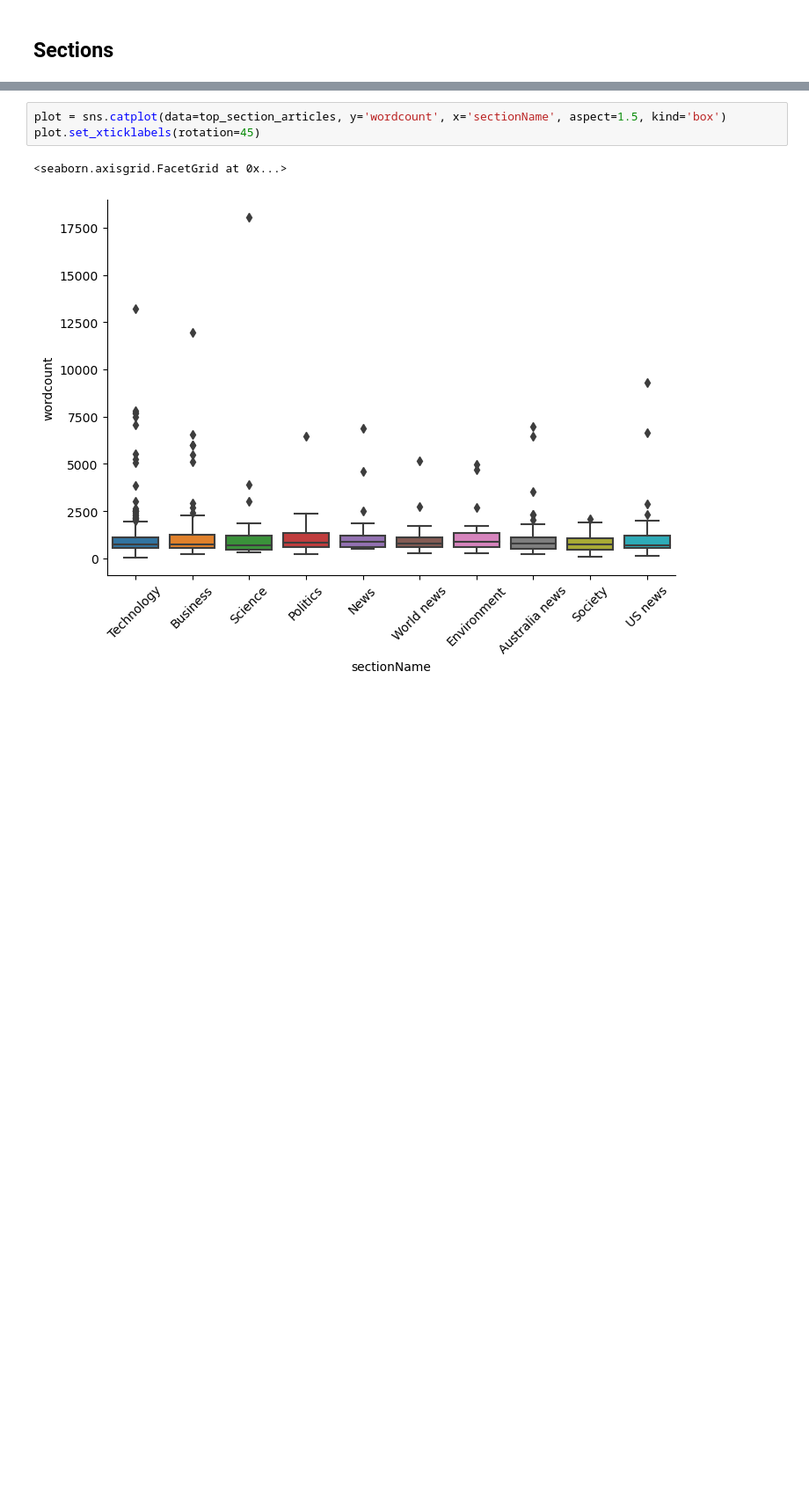
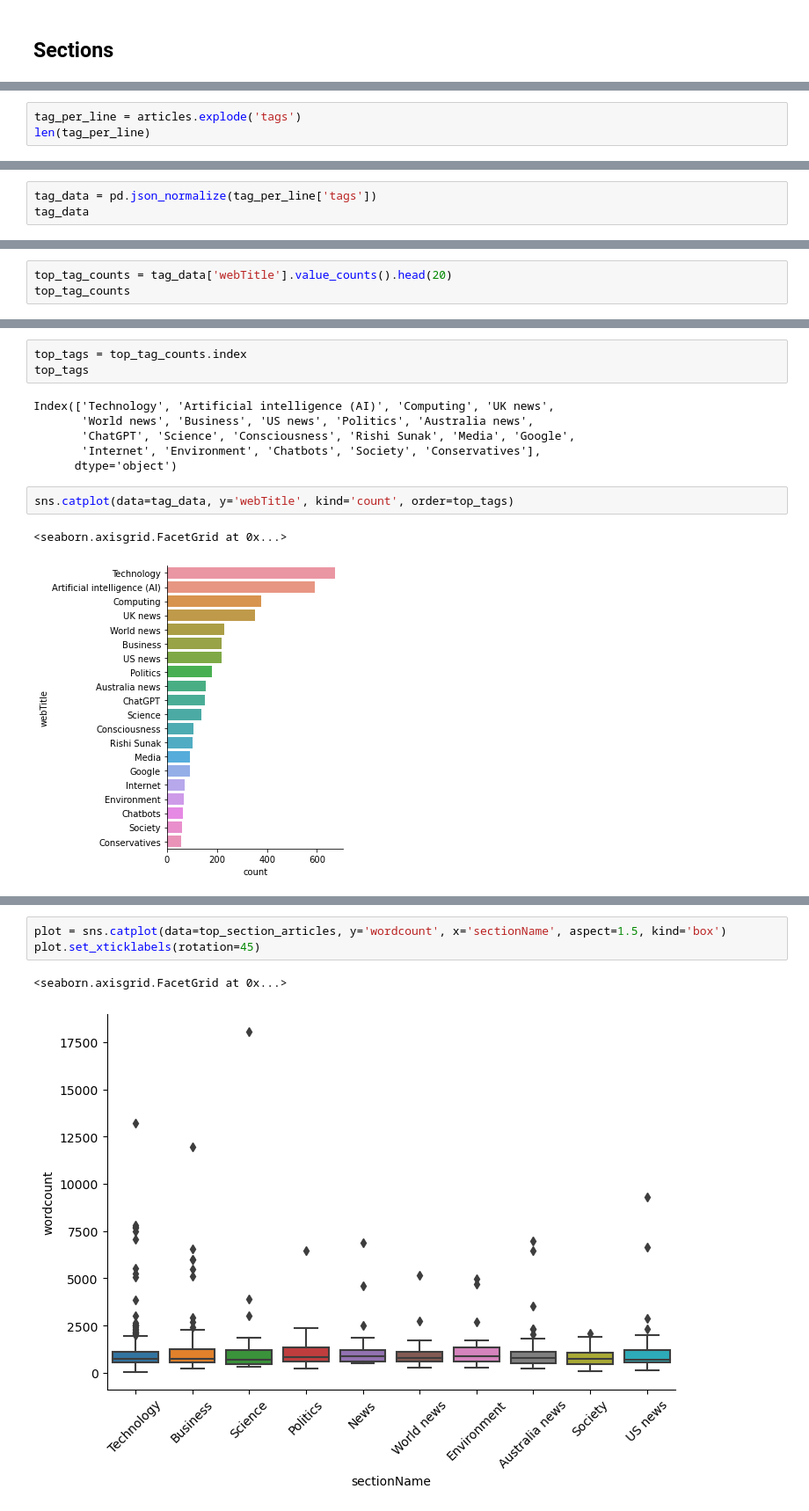
Before and after one commit to Minyall/sc207_2023-24, a Jupyter notebook: 8_9_APIs/9_api_data.ipynb, the cells around one changed output, grey strips where cells are left out. Shown at 88% size. Drawn from its saved outputs; the diff is of its cells as text; blank space fills up the shorter version.

```diff
--- a/8_9_APIs/9_api_data.ipynb
+++ b/8_9_APIs/9_api_data.ipynb
@@ -198,0 +202,3 @@ Name: sectionName, dtype: object
+# %%
+tag_per_line = articles.explode('tags')
+len(tag_per_line)
@@ -198,0 +207,3 @@ Name: sectionName, dtype: object
+# %%
+tag_data = pd.json_normalize(tag_per_line['tags'])
+tag_data
@@ -198,0 +464,3 @@ Name: sectionName, dtype: object
+# %%
+top_tag_counts = tag_data['webTitle'].value_counts().head(20)
+top_tag_counts
@@ -198,0 +485,14 @@ Name: sectionName, dtype: object
+# %%
+top_tags = top_tag_counts.index
+top_tags
+# %% [output]
+Index(['Technology', 'Artificial intelligence (AI)', 'Computing', 'UK news',
+       'World news', 'Business', 'US news', 'Politics', 'Australia news',
+       'ChatGPT', 'Science', 'Consciousness', 'Rishi Sunak', 'Media', 'Google',
+       'Internet', 'Environment', 'Chatbots', 'Society', 'Conservatives'],
+      dtype='object')
+# %%
+sns.catplot(data=tag_data, y='webTitle', kind='count', order=top_tags)
+# %% [output]
+<seaborn.axisgrid.FacetGrid at 0x...>
+[figure, added]
```
Also changed, not shown: parts of 37 cells of this notebook.
